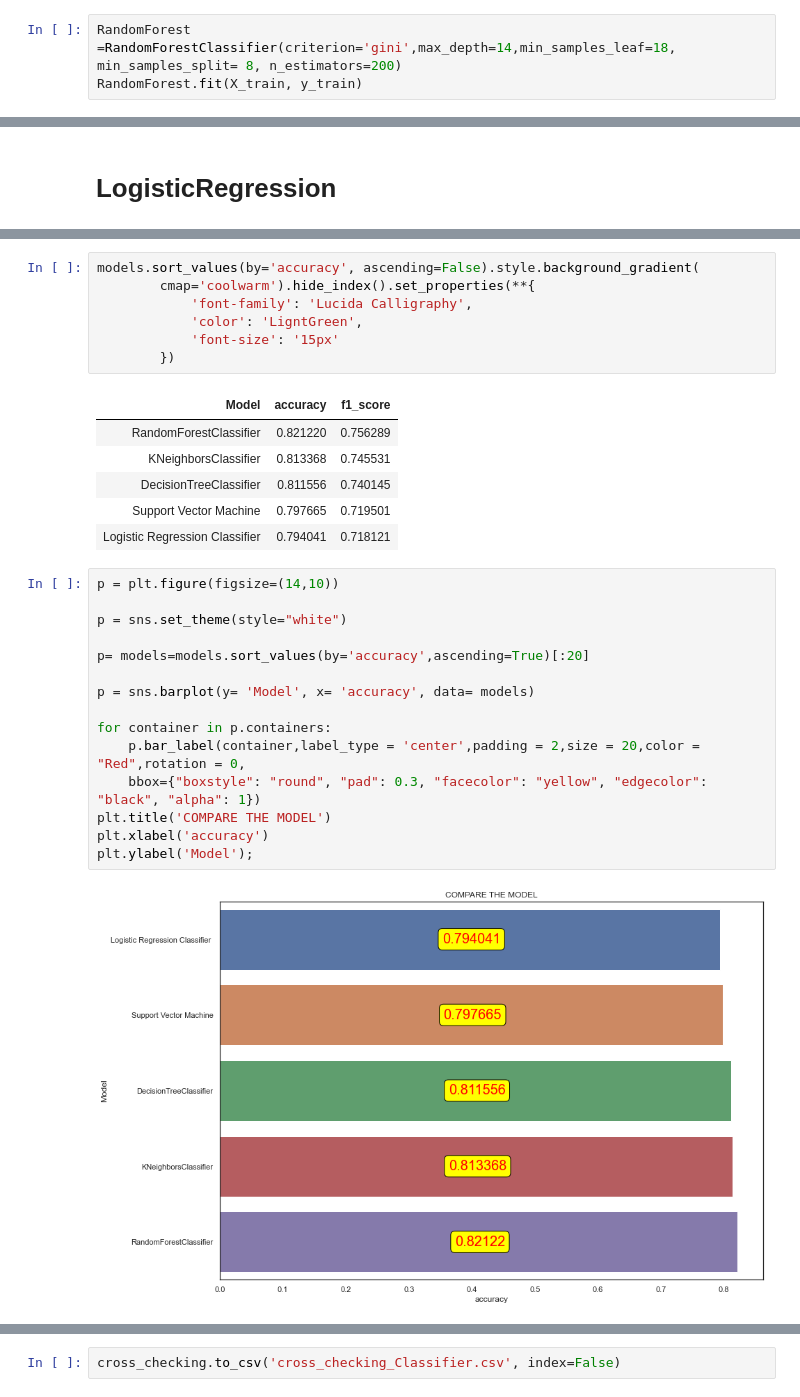
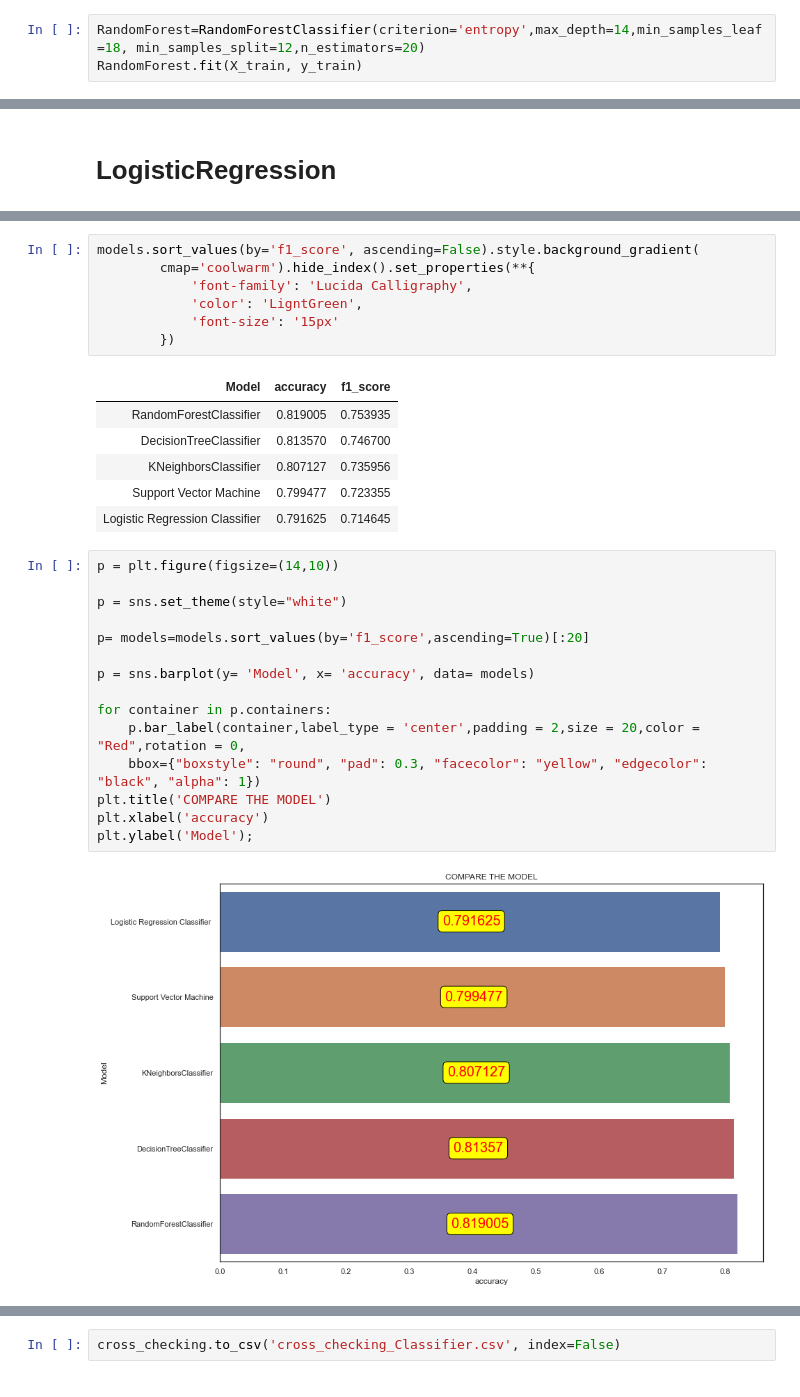
Before and after one commit to faridehebrahymy/prediction-of-user-shipping-mode, a Jupyter notebook: User Shipping-mode.ipynb, the cells around one changed output, grey strips where cells are left out. Cells and saved outputs as stored; diff of their text form.

```diff
--- a/User Shipping-mode.ipynb
+++ b/User Shipping-mode.ipynb
@@ -310,4 +313,4 @@ print("Best score:", grid_search.best_score_)
 # %%
-RandomForest =RandomForestClassifier(criterion='gini',max_depth=14,min_samples_leaf=18, min_samples_split= 8, n_estimators=200)
+RandomForest=RandomForestClassifier(criterion='entropy',max_depth=14,min_samples_leaf=18, min_samples_split=12,n_estimators=20)
 RandomForest.fit(X_train, y_train)
 # %% [output]
@@ -471,5 +464,5 @@ models
 # %%
-models.sort_values(by='accuracy', ascending=False).style.background_gradient(
+models.sort_values(by='f1_score', ascending=False).style.background_gradient(
         cmap='coolwarm').hide_index().set_properties(**{
             'font-family': 'Lucida Calligraphy',
             'color': 'LigntGreen',
@@ -477,26 +470,26 @@ models.sort_values(by='accuracy', ascending=False).style.background_gradient(
         })
 # %% [output]
 | Model | accuracy | f1_score |
-| RandomForestClassifier | 0.821220 | 0.756289 |
-| KNeighborsClassifier | 0.813368 | 0.745531 |
-| DecisionTreeClassifier | 0.811556 | 0.740145 |
-| Support Vector Machine | 0.797665 | 0.719501 |
-| Logistic Regression Classifier | 0.794041 | 0.718121 |
+| RandomForestClassifier | 0.819005 | 0.753935 |
+| DecisionTreeClassifier | 0.813570 | 0.746700 |
+| KNeighborsClassifier | 0.807127 | 0.735956 |
+| Support Vector Machine | 0.799477 | 0.723355 |
+| Logistic Regression Classifier | 0.791625 | 0.714645 |
 # %%
 p = plt.figure(figsize=(14,10))
 
 p = sns.set_theme(style="white")
 
-p= models=models.sort_values(by='accuracy',ascending=True)[:20]
+p= models=models.sort_values(by='f1_score',ascending=True)[:20]
 
 p = sns.barplot(y= 'Model', x= 'accuracy', data= models)
 
 for container in p.containers:
     p.bar_label(container,label_type = 'center',padding = 2,size = 20,color = "Red",rotation = 0,
     bbox={"boxstyle": "round", "pad": 0.3, "facecolor": "yellow", "edgecolor": "black", "alpha": 1})
 plt.title('COMPARE THE MODEL')
 plt.xlabel('accuracy')
 plt.ylabel('Model');
 # %% [output]
-[figure, old version]
+[figure, new version]
 # %% [markdown]
```
Also changed, not shown: parts of 12 cells of this notebook, 2 other files.
